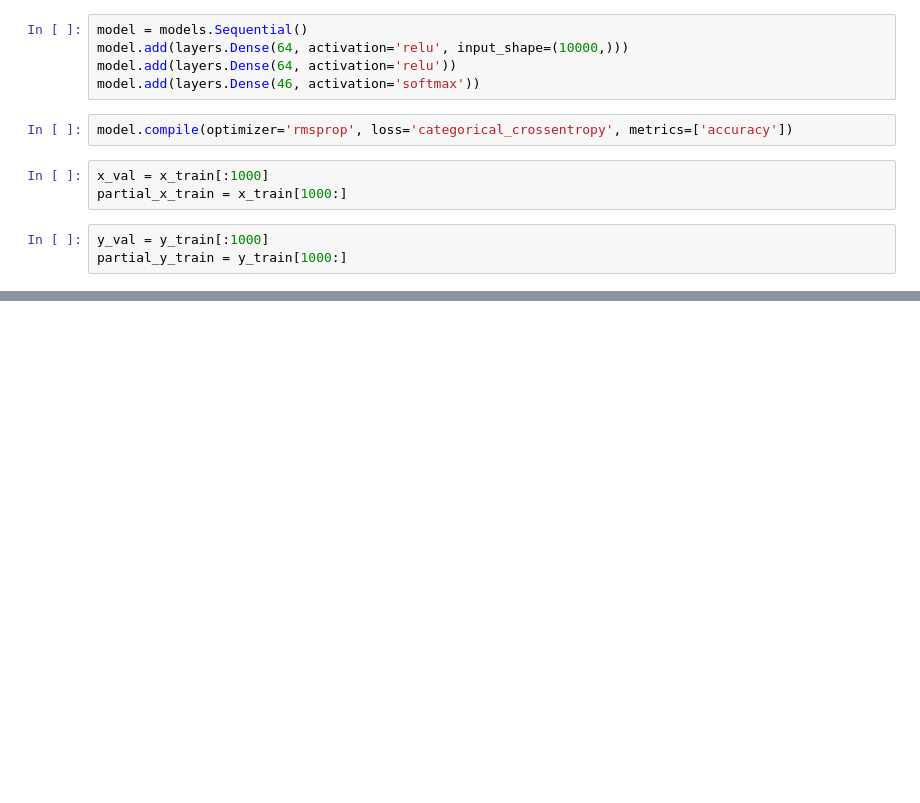
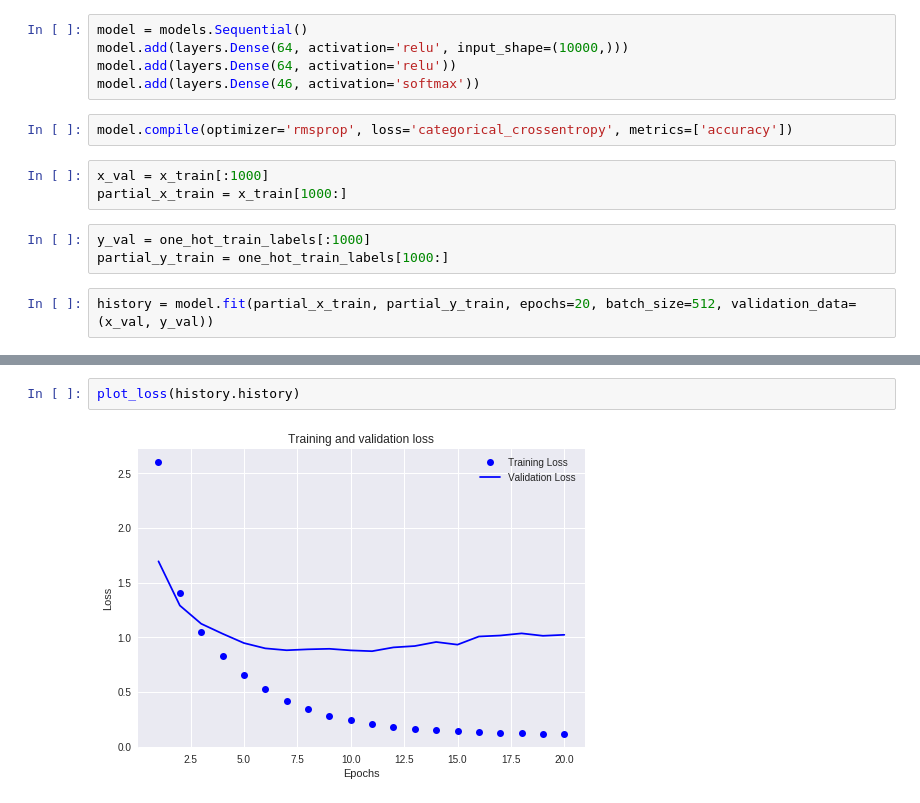
Before and after one commit to drhollander/DeepLearningWithPython, a Jupyter notebook: DeepLearningWithPythonCH03.ipynb, the cells around one changed output, grey strips where cells are left out. Drawn from its saved outputs; the diff is of its cells as text; blank space fills up the shorter version.

```diff
--- a/DeepLearningWithPythonCH03.ipynb
+++ b/DeepLearningWithPythonCH03.ipynb
@@ -334,5 +348,7 @@ model.compile(optimizer='rmsprop', loss='categorical_crossentropy', metrics=['ac
 x_val = x_train[:1000]
 partial_x_train = x_train[1000:]
 # %%
-y_val = y_train[:1000]
-partial_y_train = y_train[1000:]
+y_val = one_hot_train_labels[:1000]
+partial_y_train = one_hot_train_labels[1000:]
+# %%
+history = model.fit(partial_x_train, partial_y_train, epochs=20, batch_size=512, validation_data=(x_val, y_val))
@@ -338,0 +373,4 @@ partial_y_train = y_train[1000:]
+# %%
+plot_loss(history.history)
+# %% [output]
+[figure, added]
```
Also changed, not shown: parts of 13 cells of this notebook.
